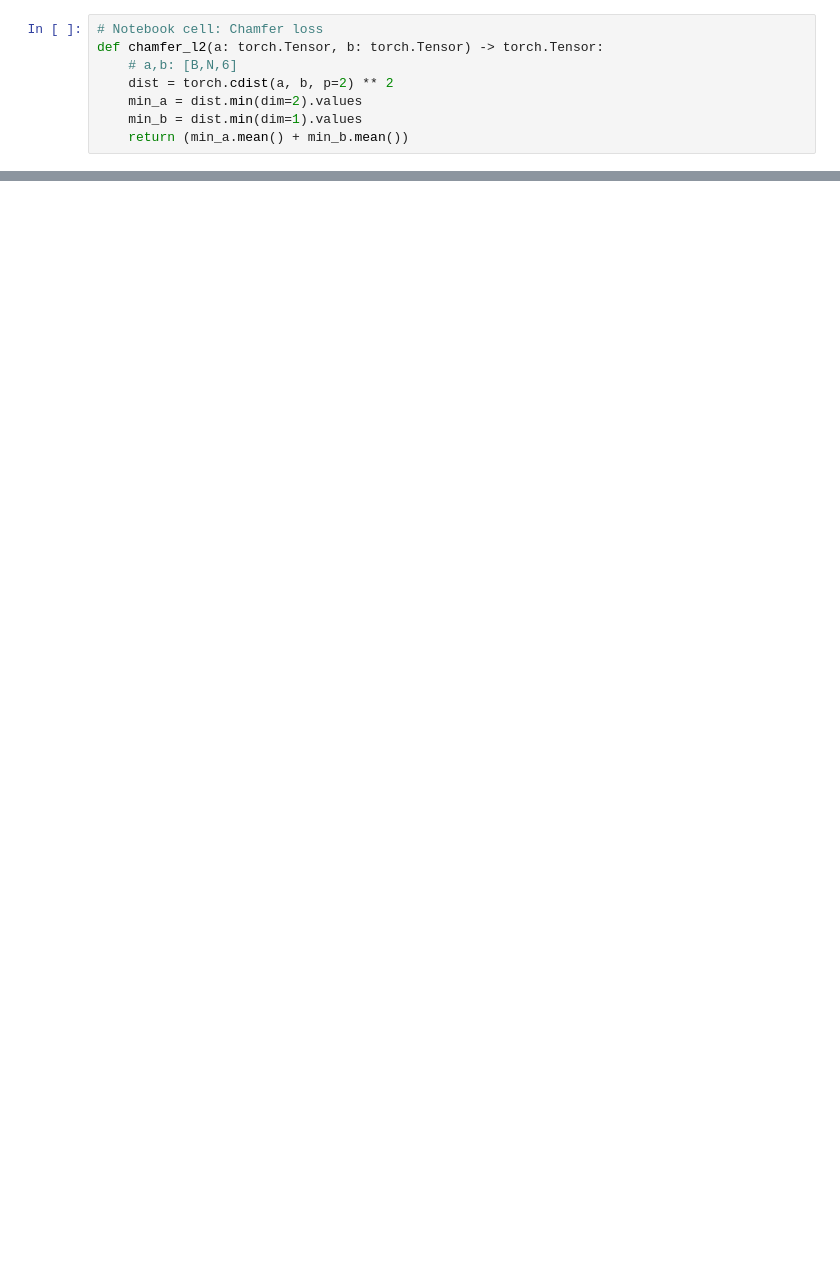
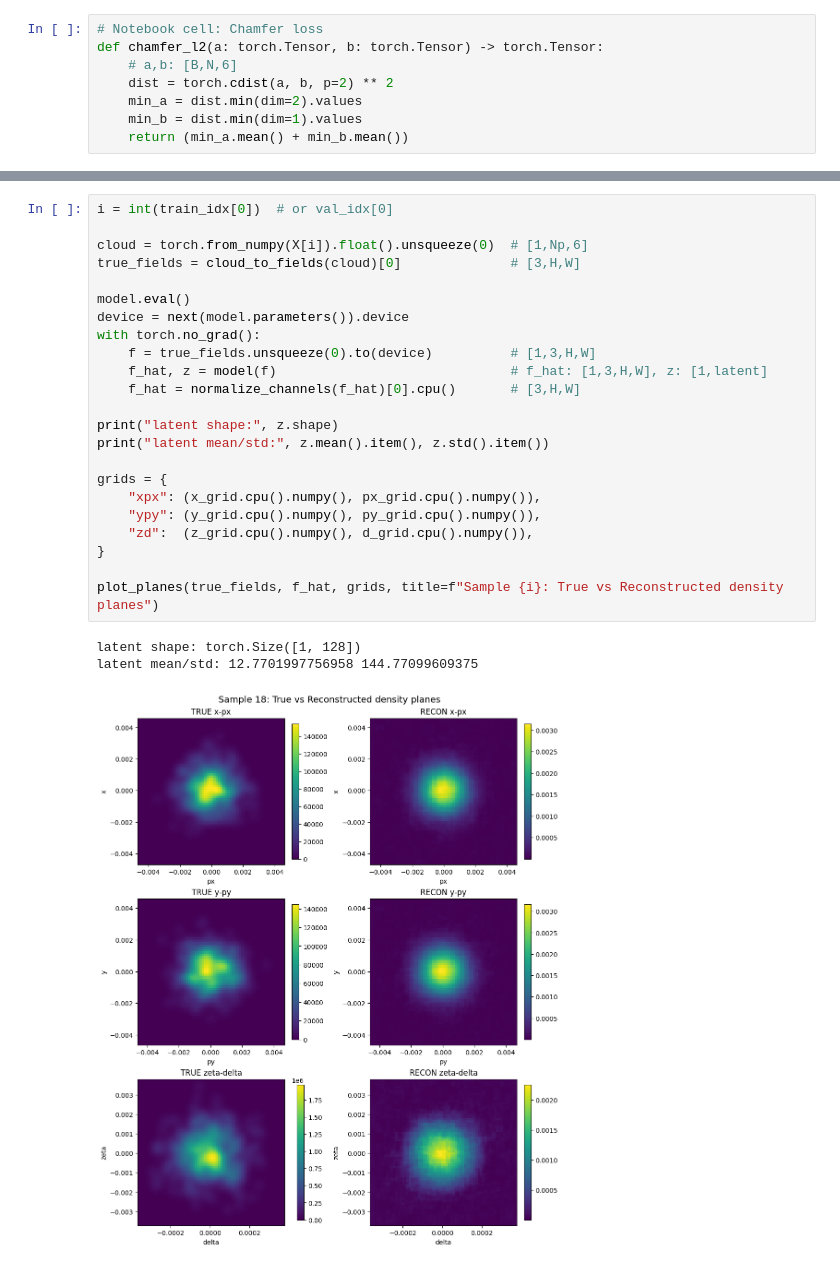
Before and after one commit to SantiagoM1227/ML4CollEffects, a Jupyter notebook: notebooks/40_Neural_Operators/Neural_FNO_xsuite_encoder_decoder.ipynb, the cells around one changed output, grey strips where cells are left out. Saved outputs shown, nothing was run; the diff lists cells and outputs as text; blank space fills up the shorter version.

```diff
--- a/notebooks/40_Neural_Operators/Neural_FNO_xsuite_encoder_decoder.ipynb
+++ b/notebooks/40_Neural_Operators/Neural_FNO_xsuite_encoder_decoder.ipynb
@@ -229,0 +376,27 @@ print("explained variance:", pca.explained_variance_ratio_)
+# %%
+i = int(train_idx[0])  # or val_idx[0]
+
+cloud = torch.from_numpy(X[i]).float().unsqueeze(0)  # [1,Np,6]
+true_fields = cloud_to_fields(cloud)[0]              # [3,H,W]
+
+model.eval()
+device = next(model.parameters()).device
+with torch.no_grad():
+    f = true_fields.unsqueeze(0).to(device)          # [1,3,H,W]
+    f_hat, z = model(f)                              # f_hat: [1,3,H,W], z: [1,latent]
+    f_hat = normalize_channels(f_hat)[0].cpu()       # [3,H,W]
+
+print("latent shape:", z.shape)
+print("latent mean/std:", z.mean().item(), z.std().item())
+
+grids = {
+    "xpx": (x_grid.cpu().numpy(), px_grid.cpu().numpy()),
+    "ypy": (y_grid.cpu().numpy(), py_grid.cpu().numpy()),
+    "zd":  (z_grid.cpu().numpy(), d_grid.cpu().numpy()),
+}
+
+plot_planes(true_fields, f_hat, grids, title=f"Sample {i}: True vs Reconstructed density planes")
+# %% [output]
+latent shape: torch.Size([1, 128])
+latent mean/std: 12.7701997756958 144.77099609375
+[figure, added]
```
Also changed, not shown: parts of 21 cells of this notebook, 3 other files.
